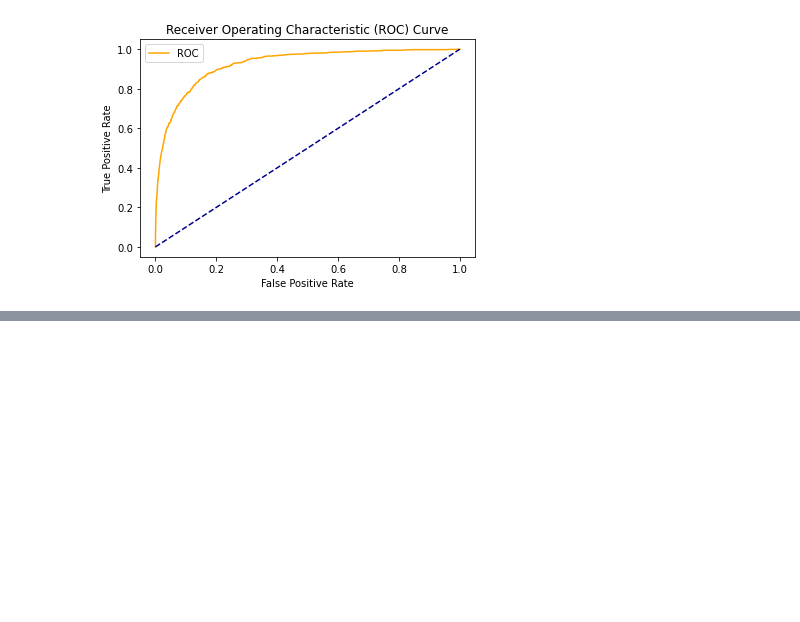
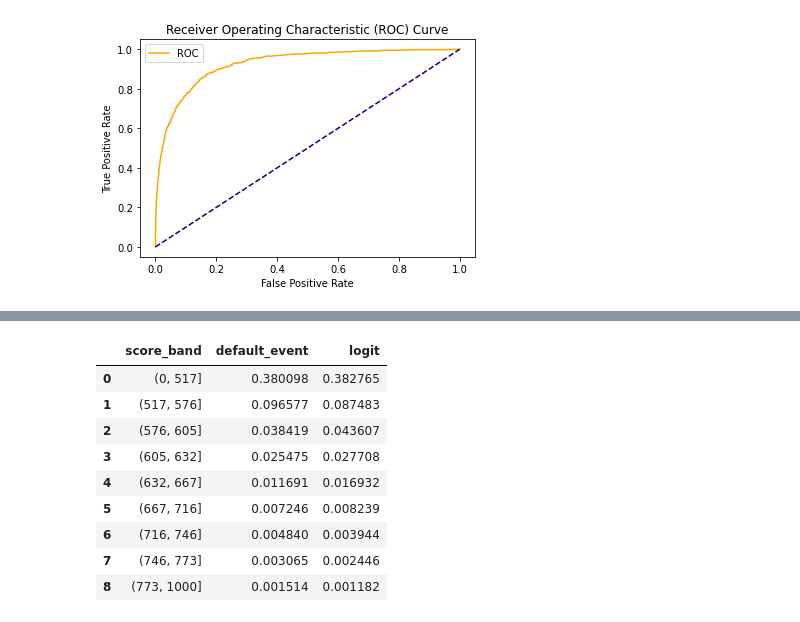
Before and after one commit to rishuraj27/PD-Modelling, a Jupyter notebook: oneypd.ipynb, the cells around one changed output, grey strips where cells are left out. Saved outputs shown, nothing was run; the diff lists cells and outputs as text; code cells hidden in the pictures; blank space fills up the shorter version.

```diff
--- a/oneypd.ipynb
+++ b/oneypd.ipynb
@@ -313,0 +341,13 @@ plot_roc_cur(fper,tper)
+# %%
+data_pd
+# %% [output]
+|  | score_band | default_event | logit |
+| 0 | (0, 517] | 0.380098 | 0.382765 |
+| 1 | (517, 576] | 0.096577 | 0.087483 |
+| 2 | (576, 605] | 0.038419 | 0.043607 |
+| 3 | (605, 632] | 0.025475 | 0.027708 |
+| 4 | (632, 667] | 0.011691 | 0.016932 |
+| 5 | (667, 716] | 0.007246 | 0.008239 |
+| 6 | (716, 746] | 0.004840 | 0.003944 |
+| 7 | (746, 773] | 0.003065 | 0.002446 |
+| 8 | (773, 1000] | 0.001514 | 0.001182 |
```
Also changed, not shown: parts of 11 cells of this notebook.
